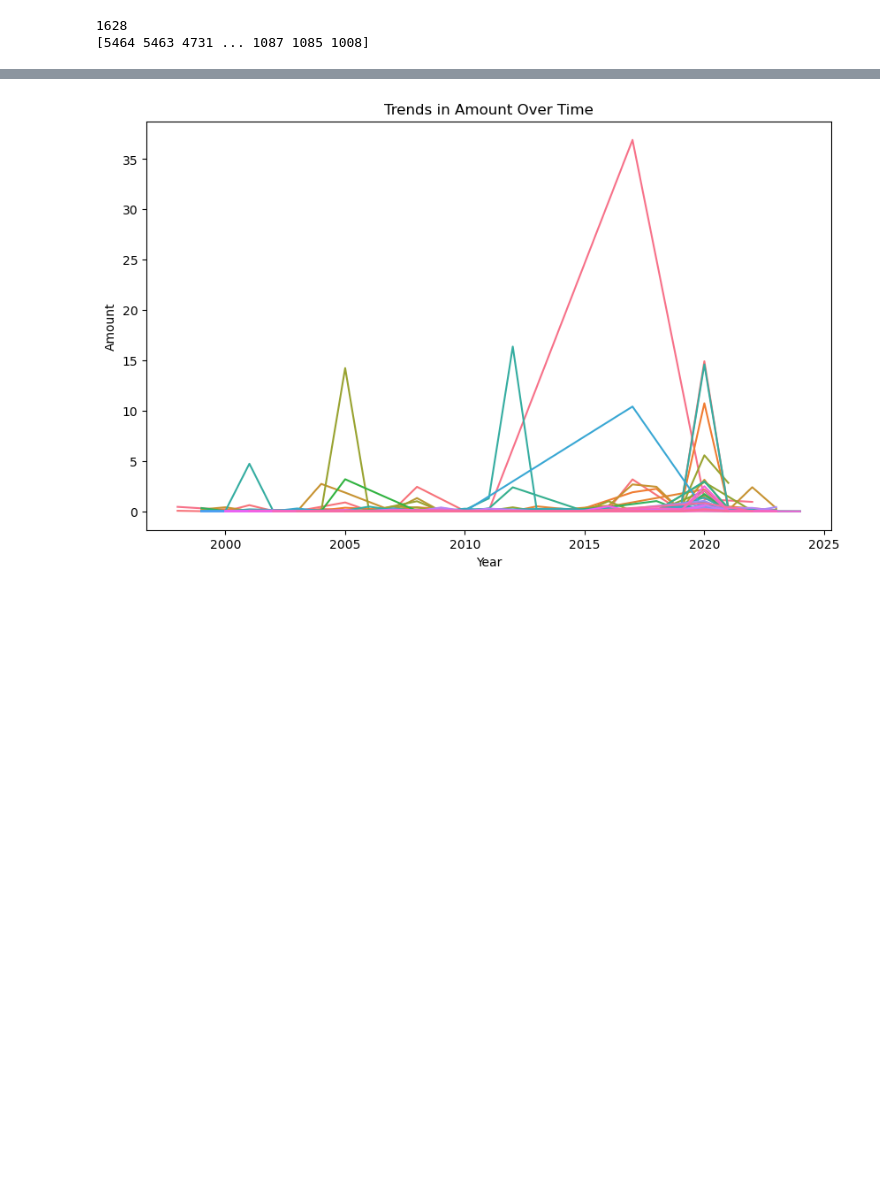
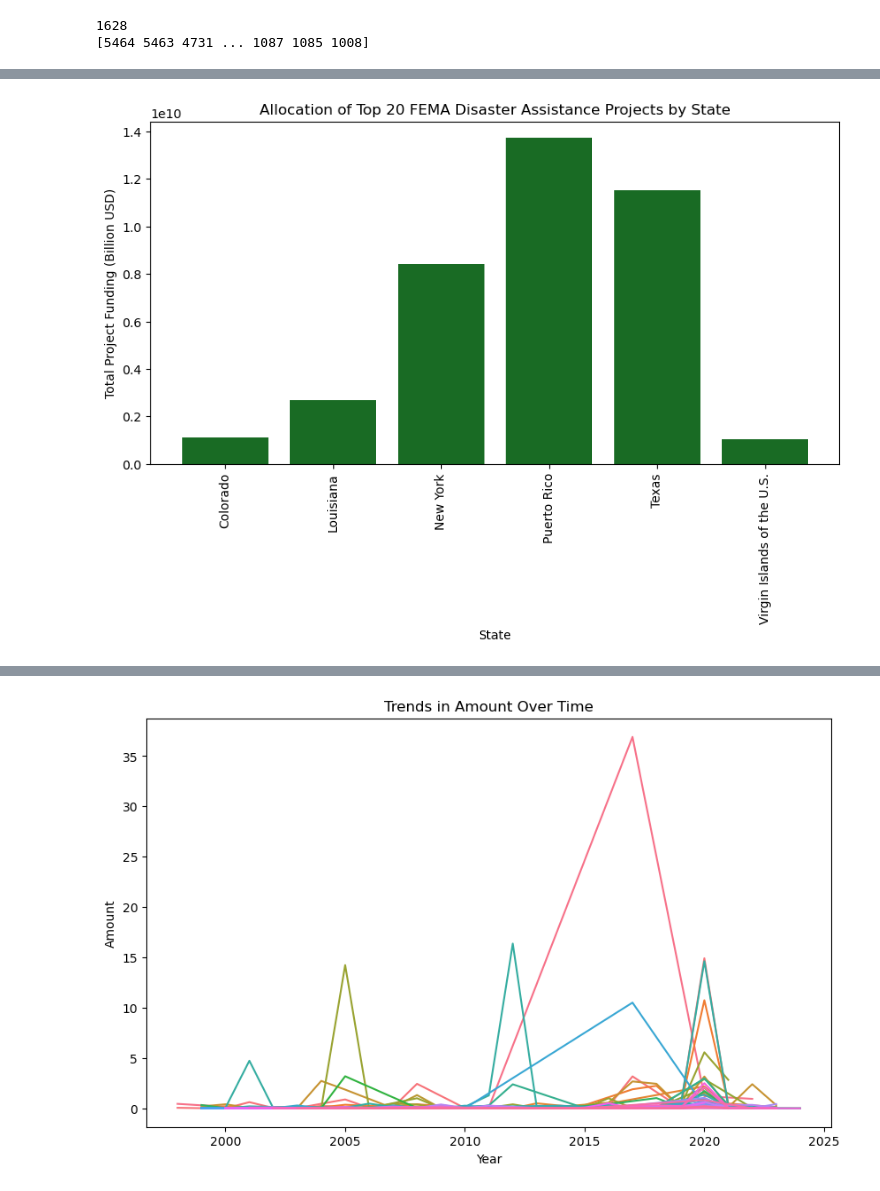
Before and after one commit to mikeszumski/Project_One_Repo, a Jupyter notebook: FEMADataAnalysis.ipynb, the cells around one changed output, grey strips where cells are left out. Cells and saved outputs as stored; diff of their text form; code cells hidden in the pictures; blank space fills up the shorter version.

```diff
--- a/FEMADataAnalysis.ipynb
+++ b/FEMADataAnalysis.ipynb
@@ -491,3 +537,7 @@ finalFundingDF.head()
 | 2 | 4226 | 2015-06-26T00:00:00.000Z | AR | Arkansas | Large | 205754.79 | 154316.09 |
 | 3 | 4314 | 2017-05-22T00:00:00.000Z | MS | Mississippi | Large | 2115399.61 | 1687334.81 |
 | 4 | 4339 | 2017-09-20T00:00:00.000Z | PR | Puerto Rico | Large | 464876.74 | 418389.07 |
+# %%
+#Shows top 20 project records by project amount
+topfinalFundingDF = finalFundingDF.sort_values(by='projectAmount', ascending=False).head(20)
+topfinalFundingDF
@@ -493,0 +562,14 @@ finalFundingDF.head()
+# %%
+# Group the data by state and sum the project amounts
+projects_by_state = topfinalFundingDF.groupby('state')['projectAmount'].sum().reset_index()
+
+# Create a bar chart
+plt.figure(figsize=(10, 5))
+plt.bar(projects_by_state['state'], projects_by_state['projectAmount'], color='#196B24')
+plt.xticks(rotation=90)
+plt.xlabel('State')
+plt.ylabel('Total Project Funding (Billion USD)')
+plt.title('Allocation of Top 20 FEMA Disaster Assistance Projects by State')
+plt.show()
+# %% [output]
+[figure, added]
```
Also changed, not shown: parts of 60 cells of this notebook, 3 other files.
